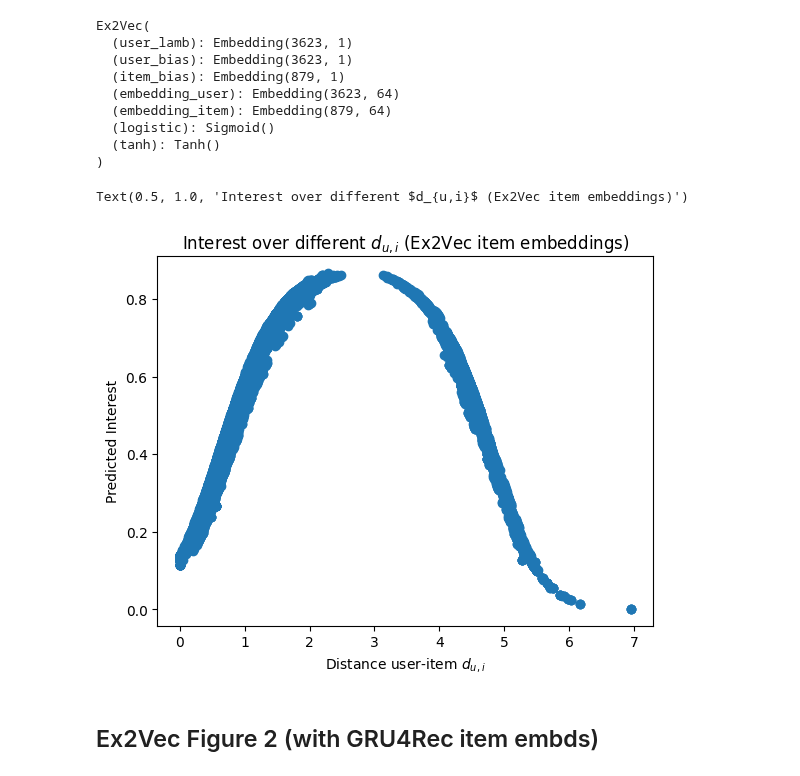
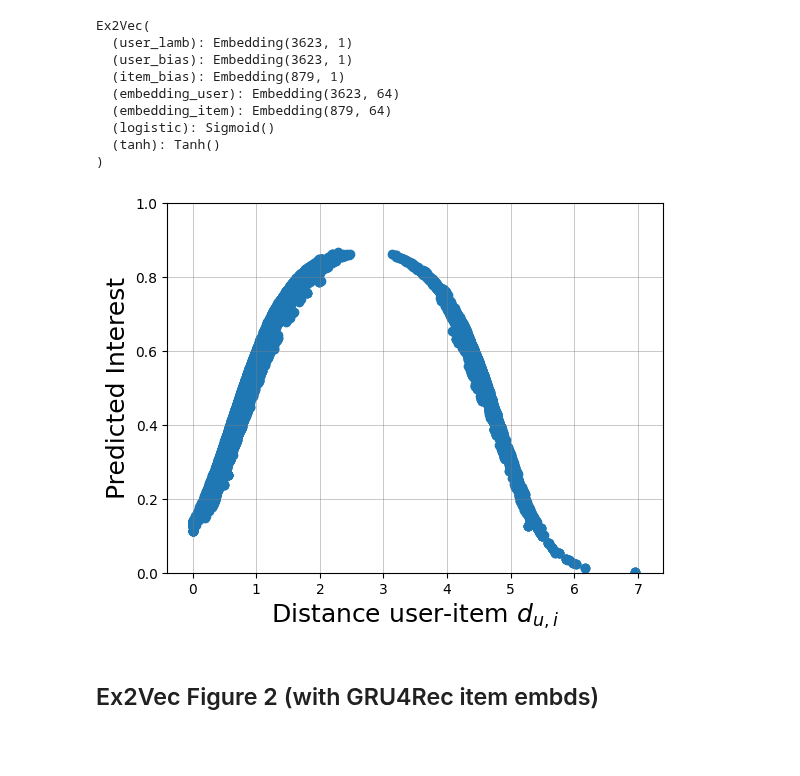
Before and after one commit to Laura-Legat/Practical-Work-AI, a Jupyter notebook: PR_Visualizations_Descriptions_DS.ipynb, the cells around one changed output. Cells and saved outputs as stored; diff of their text form; code cells hidden in the pictures; blank space fills up the shorter version.

```diff
--- a/PR_Visualizations_Descriptions_DS.ipynb
+++ b/PR_Visualizations_Descriptions_DS.ipynb
@@ -296,12 +301,17 @@ interests, distances = ex2vec_pre.model(torch.tensor(users).cuda(), torch.tensor
 # %%
 plt.scatter(distances.detach().cpu().numpy(), interests.detach().cpu().numpy())
 
-plt.ylabel('Predicted Interest')
-plt.xlabel('Distance user-item $d_{u,i}$')
-plt.title('Interest over different $d_{u,i}$ (Ex2Vec item embeddings)')
+plt.ylabel('Predicted Interest', fontsize=18)
+plt.xlabel('Distance user-item $d_{u,i}$', fontsize=18)
+
+plt.ylim(0, 1)
+plt.xlim(-0.4, 7.4)
+
+plt.grid(True, which='both', linestyle='-', linewidth=0.5, color='gray', alpha=0.6)  # Adjust alpha for subtlety
+
+plt.show()
 # %% [output]
-Text(0.5, 1.0, 'Interest over different $d_{u,i}$ (Ex2Vec item embeddings)')
-[figure, old version]
+[figure, new version]
 # %% [markdown]
 ## Ex2Vec Figure 2 (with GRU4Rec item embds)
 # %%
```
Also changed, not shown: parts of 4 cells of this notebook, 13 other files.
